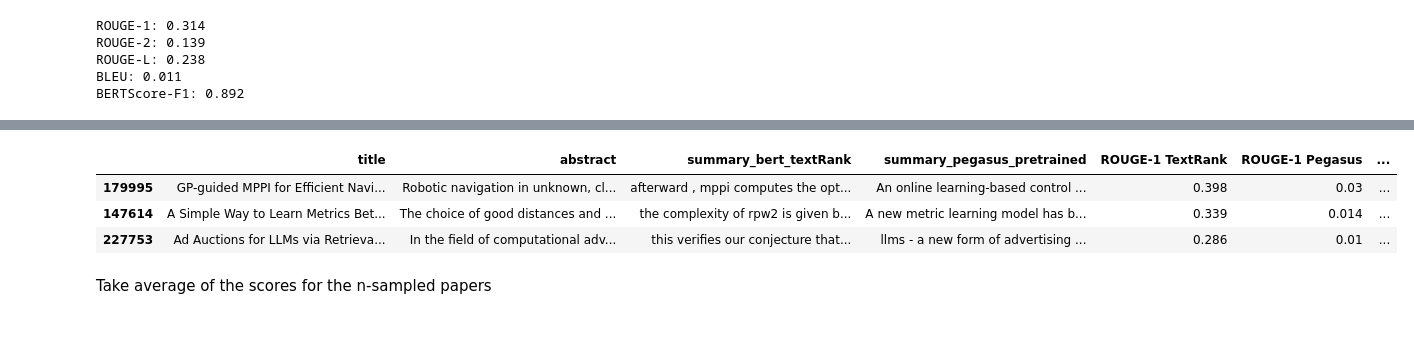
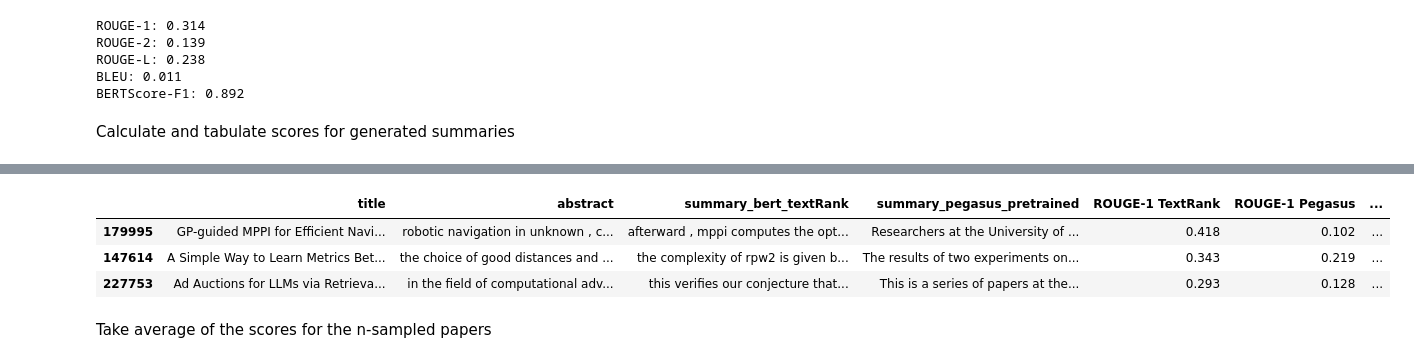
Before and after one commit to RuoqingEvelineWang/cs5246, a Jupyter notebook: task 1_paper summary.ipynb, the cells around one changed output, grey strips where cells are left out. Cells and saved outputs as stored; diff of their text form; code cells hidden in the pictures; blank space fills up the shorter version.

```diff
--- a/task 1_paper summary.ipynb
+++ b/task 1_paper summary.ipynb
@@ -198,26 +203,17 @@ model = PegasusForConditionalGeneration.from_pretrained(model_name).to(device)
 # %%
 # Join sentences while keeping within the 1024-token limit
-def chunk_text(sentences, tokenizer, max_tokens=1024, overlap=100):
+def chunk_text(sentences, tokenizer, max_tokens=1024):
     chunks = []
     current_chunk = []
     current_length = 0
 
     for sentence in sentences:
-        # Tokenize once and cache
-        tokens = tokenizer.tokenize(sentence)
-        token_len = len(tokens)
+        token_len = len(tokenizer.tokenize(sentence))
 
-        # Flush chunk if adding this sentence exceeds max_tokens
         if current_length + token_len > max_tokens:
             chunks.append(" ".join(current_chunk))
-            # Retain last `overlap` tokens for context (if possible)
-            if overlap > 0:
-                overlap_start = max(0, len(current_chunk) - overlap)
-                current_chunk = current_chunk[overlap_start:]
-                current_length = sum(len(tokenizer.tokenize(s)) for s in current_chunk)
-            else:
-                current_chunk = []
-                current_length = 0
+            current_chunk = []
+            current_length = 0
 
         current_chunk.append(sentence)
         current_length += token_len
@@ -232,21 +228,36 @@ def summarize_pegasus(text):
     sentences = sent_tokenize(text)
 
     chunks = chunk_text(sentences, tokenizer)
+    print(f"size of chunks: {len(chunks)}")
 
     summary_list = []
 
+    #First stage: summarize chunks of 1024 tokens
     for chunk in chunks:
         inputs = tokenizer(chunk, return_tensors="pt", max_length=1024, truncation=True)
         inputs = {k: v.to(device) for k, v in inputs.items()}  # move inputs to same device
 
-        summary_ids = model.generate(inputs["input_ids"], max_length=100, min_length=50, num_beams=5, early_stopping=True)
-        summary = tokenizer.decode(summary_ids[0], skip_special_tokens=True)
-        summary_list.append(summary)
+        summary_ids = model.generate(inputs["input_ids"], max_length=30, num_beams=2, early_stopping=True, repetition_penalty=2.0)
+        final_input = tokenizer.decode(summary_ids[0], skip_special_tokens=True)
+        summary_list.append(final_input)
 
     # Combine all summarized chunks
-    summary = " ".join(summary_list)
+    final_input = " ".join(summary_list)
 
-    return summary
+    #Second stage: summarize the chunks into a single summary
+
+    final_inputs = tokenizer(final_input, return_tensors="pt", max_length=1024, truncation=True).to(device)
+    final_summary_ids = model.generate(
+        final_inputs["input_ids"],
+        max_length=100,              # about 80–100 words
+        min_length=50,
+        num_beams=4,
+        repetition_penalty=2.0,
+        early_stopping=True
+    )
+    final_summary = tokenizer.decode(final_summary_ids[0], skip_special_tokens=True)
+
+    return final_summary
 # %% [markdown]
 **Extract full-text pdf and Generate sections**
 Note: each section shows (line number, section name)
@@ -422,8 +360,11 @@ ROUGE-2: 0.139
 ROUGE-L: 0.238
 BLEU: 0.011
 BERTScore-F1: 0.892
+# %% [markdown]
+Calculate and tabulate scores for generated summaries
 # %%
 df_eval = df_sample[['title', 'abstract', 'summary_bert_textRank', 'summary_pegasus_pretrained']].copy()
+df_eval['abstract'] = df_eval['abstract'].apply(preprocess) #preprocess abstract
 
 multi_scores_textrank = []
 multi_scores_bart = []
@@ -485,12 +426,14 @@ Some weights of RobertaModel were not initialized from the model checkpoint at r
 You should probably TRAIN this model on a down-stream task to be able to use it for predictions and inference.
 # %%
 pd.set_option('display.max_columns', None)
+pd.set_option('display.max_rows', None)
+pd.set_option('display.width', 0)
 df_eval.head()
 # %% [output]
 |  | title | abstract | summary_bert_textRank | summary_pegasus_pretrained | ROUGE-1 TextRank | ROUGE-1 Pegasus | ... |
-| 179995 | GP-guided MPPI for Efficient Navi... | Robotic navigation in unknown, cl... | afterward , mppi computes the opt... | An online learning-based control ... | 0.398 | 0.03 | ... |
-| 147614 | A Simple Way to Learn Metrics Bet... | The choice of good distances and ... | the complexity of rpw2 is given b... | A new metric learning model has b... | 0.339 | 0.014 | ... |
-| 227753 | Ad Auctions for LLMs via Retrieva... | In the field of computational adv... | this verifies our conjecture that... | llms - a new form of advertising ... | 0.286 | 0.01 | ... |
+| 179995 | GP-guided MPPI for Efficient Navi... | robotic navigation in unknown , c... | afterward , mppi computes the opt... | Researchers at the University of ... | 0.418 | 0.102 | ... |
+| 147614 | A Simple Way to Learn Metrics Bet... | the choice of good distances and ... | the complexity of rpw2 is given b... | The results of two experiments on... | 0.343 | 0.219 | ... |
+| 227753 | Ad Auctions for LLMs via Retrieva... | in the field of computational adv... | this verifies our conjecture that... | This is a series of papers at the... | 0.293 | 0.128 | ... |
 # %% [markdown]
 Take average of the scores for the n-sampled papers
 # %%
```
Also changed, not shown: parts of 9 cells of this notebook.
